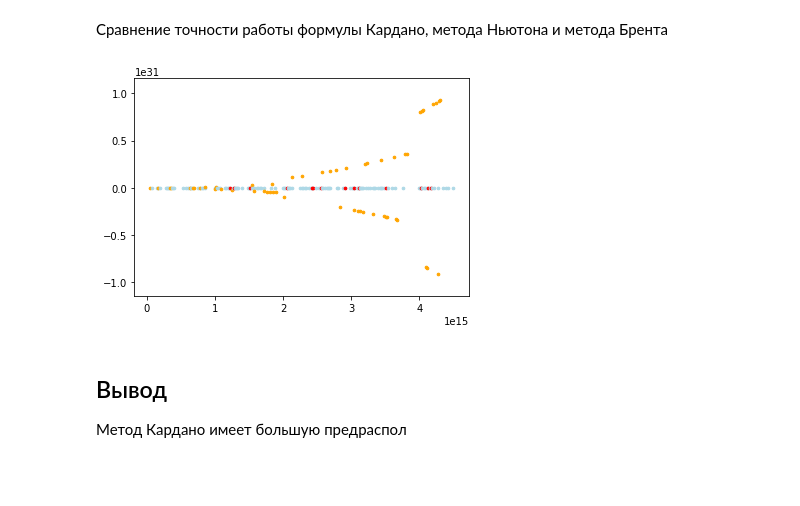
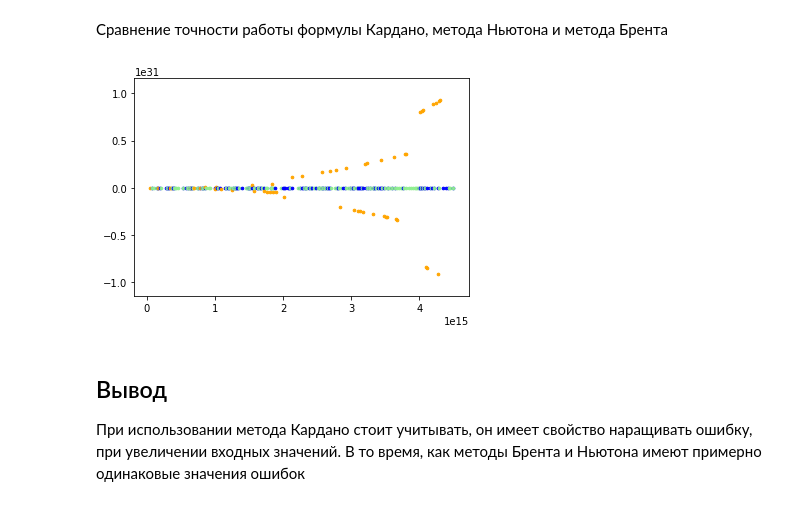
Before and after one commit to timik44452/-ardano-share, a Jupyter notebook: Cardano.ipynb, the cells around one changed output. Drawn from its saved outputs; the diff is of its cells as text; code cells hidden in the pictures; blank space fills up the shorter version.

```diff
--- a/Cardano.ipynb
+++ b/Cardano.ipynb
@@ -130,38 +132,41 @@ Ymax=1.0070305210322068e+31
 # %%
 y_max = 0
 y_min = 0
 
 xx = np.linspace(0, 1./get_eps(), 300)
 
+
 for x in xx:
+    expression = lambda _x:f(_x, x)
+
     cardano_y = f(cardano(1, 3, x**2, 3*x**2)[0], x)
-    newton_y = f(opt.newton(lambda _x:f(_x, x), 0), x)
-    brentq_y = f(opt.brentq(lambda _x:f(_x, x), -99999, 999999), x)
+    newton_y = f(opt.newton(expression, 0), x)
+    brentq_y = f(opt.brentq(expression, -1000, 1000), x)
 
     if newton_y != 0:
         y_max = max(y_max, newton_y)
         y_min = min(y_min, newton_y)
 
-        plt.scatter(x, newton_y, c = 'lightblue', s = 7)
+        plt.scatter(x, newton_y, c = 'blue', s = 7)
 
     if cardano_y != 0:
         y_max = max(y_max, cardano_y)
         y_min = min(y_min, cardano_y)
 
         plt.scatter(x, cardano_y, c = 'orange', s = 7)
 
 
     if brentq_y != 0:
         y_max = max(y_max, brentq_y)
         y_min = min(y_min, brentq_y)
 
-        plt.scatter(x, newton_y, c = 'red', s = 7)
+        plt.scatter(x, newton_y, c = 'lightgreen', s = 7)
 
 
 plt.ylim(bottom = y_min * 1.25, top = y_max * 1.25)
 plt.show()
 # %% [output]
-[figure, old version]
+[figure, new version]
-# %% [markdown]
-## Вывод
-Метод Кардано имеет большую предраспол
+# %% [markdown]
+## Вывод
+При использовании метода Кардано стоит учитывать, он имеет свойство наращивать ошибку, при увеличении входных значений. В то время, как методы Брента и Ньютона имеют примерно одинаковые значения ошибок
```
Also changed, not shown: parts of 7 cells of this notebook.
